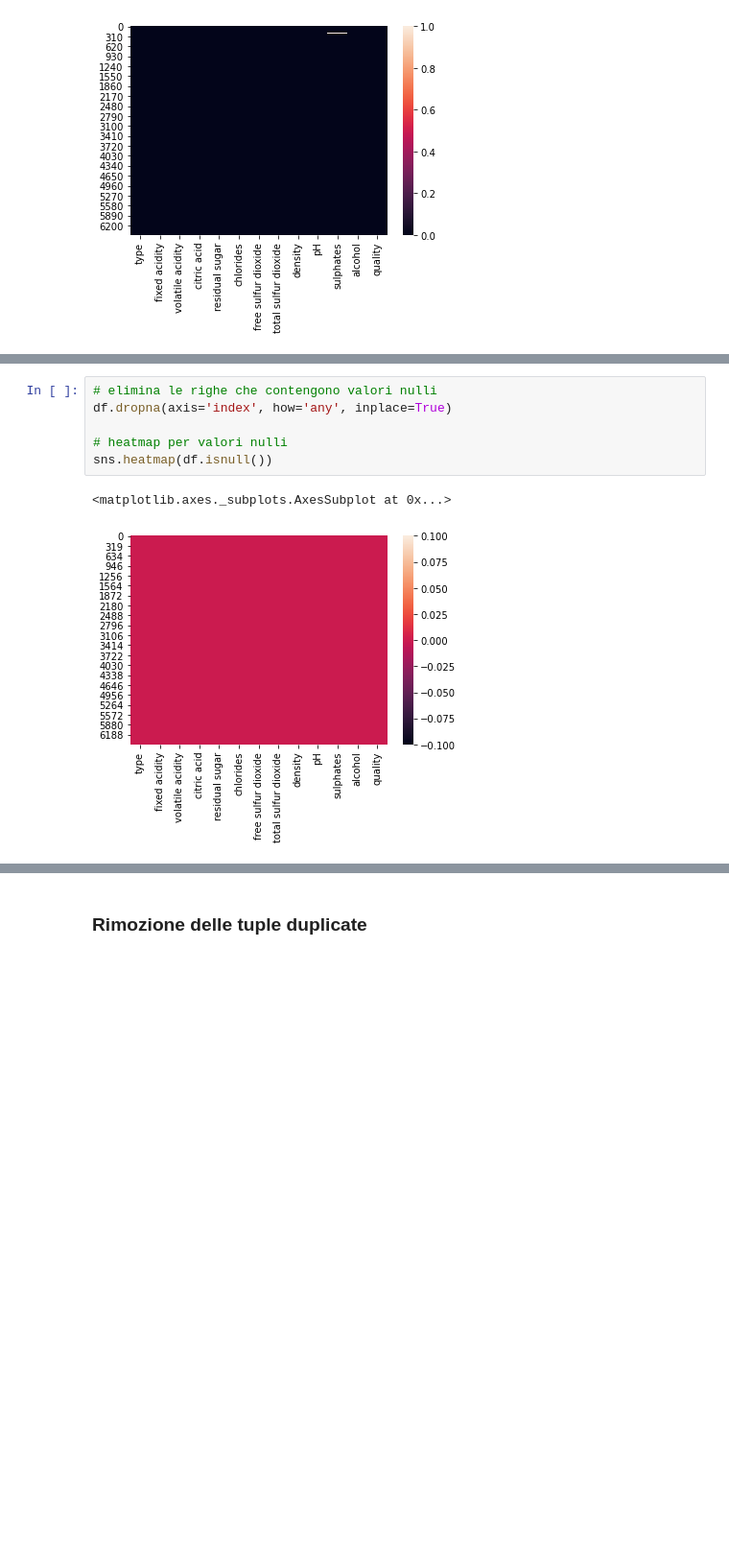
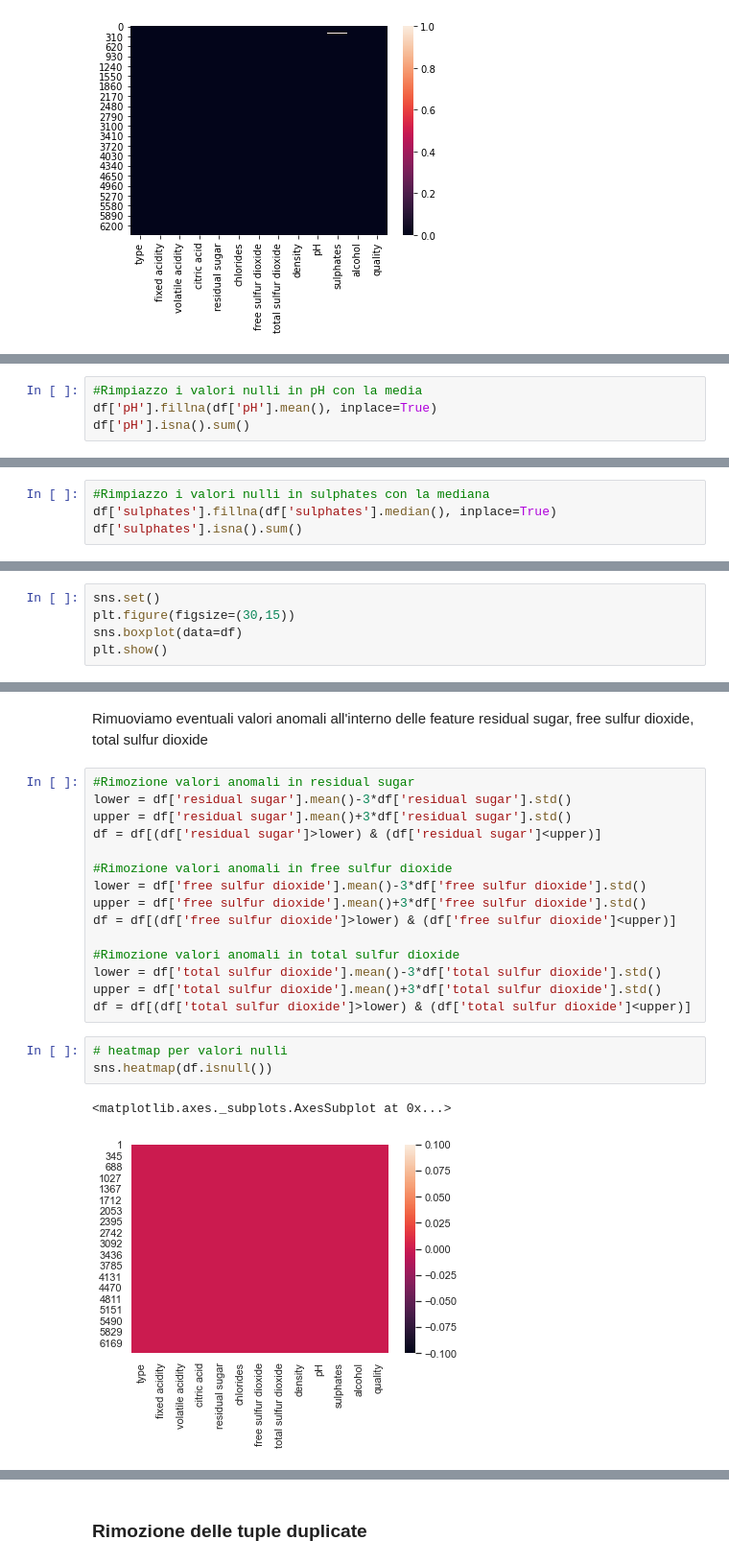
Before and after one commit to MarcoLillx/WineSelection, a Jupyter notebook: Classification/Classificatore.ipynb, the cells around one changed output, grey strips where cells are left out. Shown: that part at 96% size. Cells and saved outputs as stored; diff of their text form; blank space fills up the shorter version.

```diff
--- a/Classification/Classificatore.ipynb
+++ b/Classification/Classificatore.ipynb
@@ -67,0 +98,4 @@ sns.heatmap(df.isnull())
+# %%
+#Rimpiazzo i valori nulli in pH con la media
+df['pH'].fillna(df['pH'].mean(), inplace=True)
+df['pH'].isna().sum()
@@ -67,0 +104,4 @@ sns.heatmap(df.isnull())
+# %%
+#Rimpiazzo i valori nulli in sulphates con la mediana
+df['sulphates'].fillna(df['sulphates'].median(), inplace=True)
+df['sulphates'].isna().sum()
@@ -67,0 +112,5 @@ sns.heatmap(df.isnull())
+# %%
+sns.set()
+plt.figure(figsize=(30,15))
+sns.boxplot(data=df)
+plt.show()
@@ -68,12 +130,26 @@ sns.heatmap(df.isnull())
+# %% [markdown]
+Rimuoviamo eventuali valori anomali all'interno delle feature residual sugar, free sulfur dioxide, total sulfur dioxide
+# %%
+#Rimozione valori anomali in residual sugar
+lower = df['residual sugar'].mean()-3*df['residual sugar'].std()
+upper = df['residual sugar'].mean()+3*df['residual sugar'].std()
+df = df[(df['residual sugar']>lower) & (df['residual sugar']<upper)]
+
+#Rimozione valori anomali in free sulfur dioxide
+lower = df['free sulfur dioxide'].mean()-3*df['free sulfur dioxide'].std()
+upper = df['free sulfur dioxide'].mean()+3*df['free sulfur dioxide'].std()
+df = df[(df['free sulfur dioxide']>lower) & (df['free sulfur dioxide']<upper)]
+
+#Rimozione valori anomali in total sulfur dioxide
+lower = df['total sulfur dioxide'].mean()-3*df['total sulfur dioxide'].std()
+upper = df['total sulfur dioxide'].mean()+3*df['total sulfur dioxide'].std()
+df = df[(df['total sulfur dioxide']>lower) & (df['total sulfur dioxide']<upper)]
 # %%
-# elimina le righe che contengono valori nulli
-df.dropna(axis='index', how='any', inplace=True)
-
 # heatmap per valori nulli
 sns.heatmap(df.isnull())
 # %% [output]
 <matplotlib.axes._subplots.AxesSubplot at 0x...>
-[figure, old version]
+[figure, new version]
 # %%
 print('Dimensione del dataset processato: ', df.shape)
 # %% [output]
```
Also changed, not shown: parts of 104 cells of this notebook, 1 other file.
